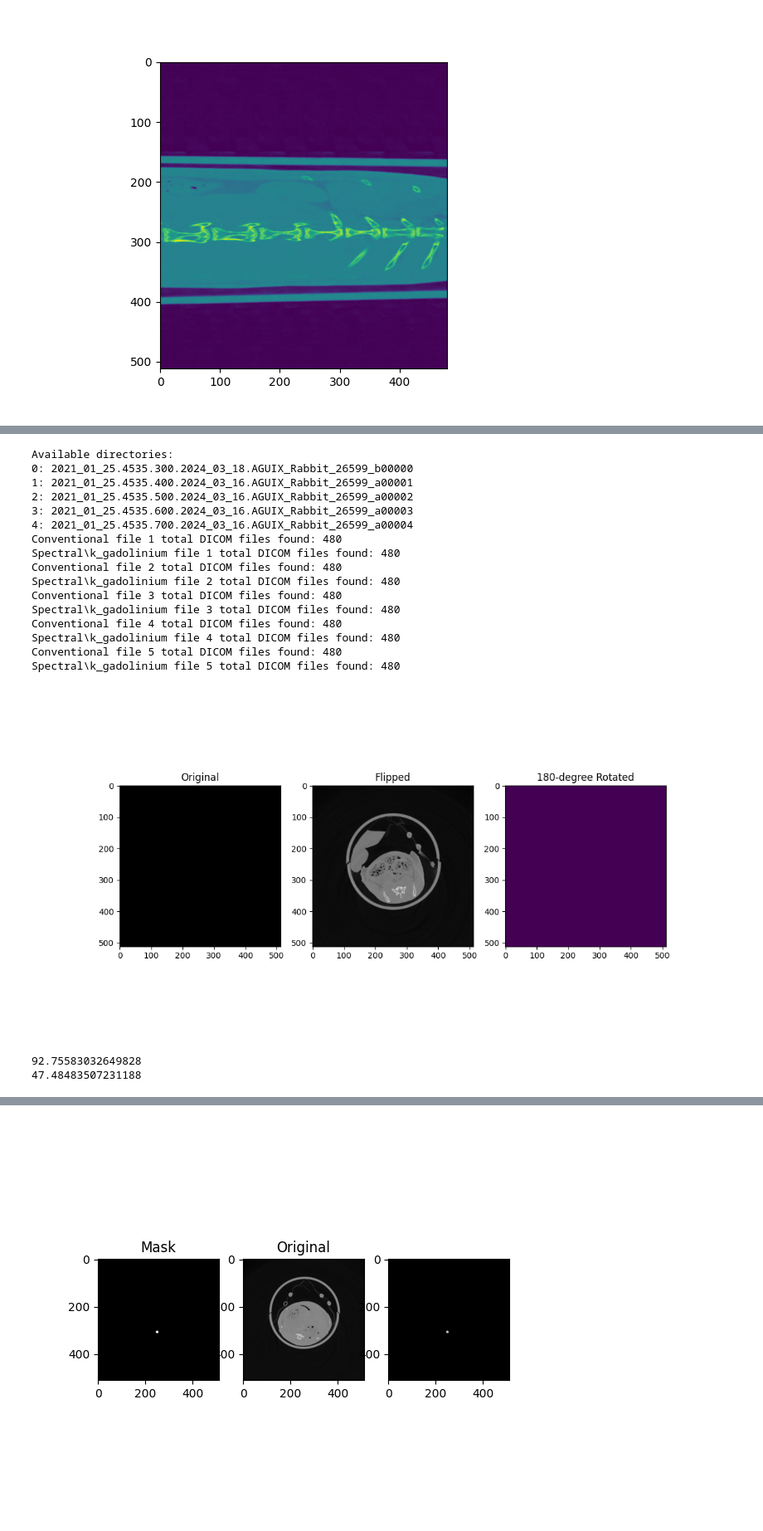
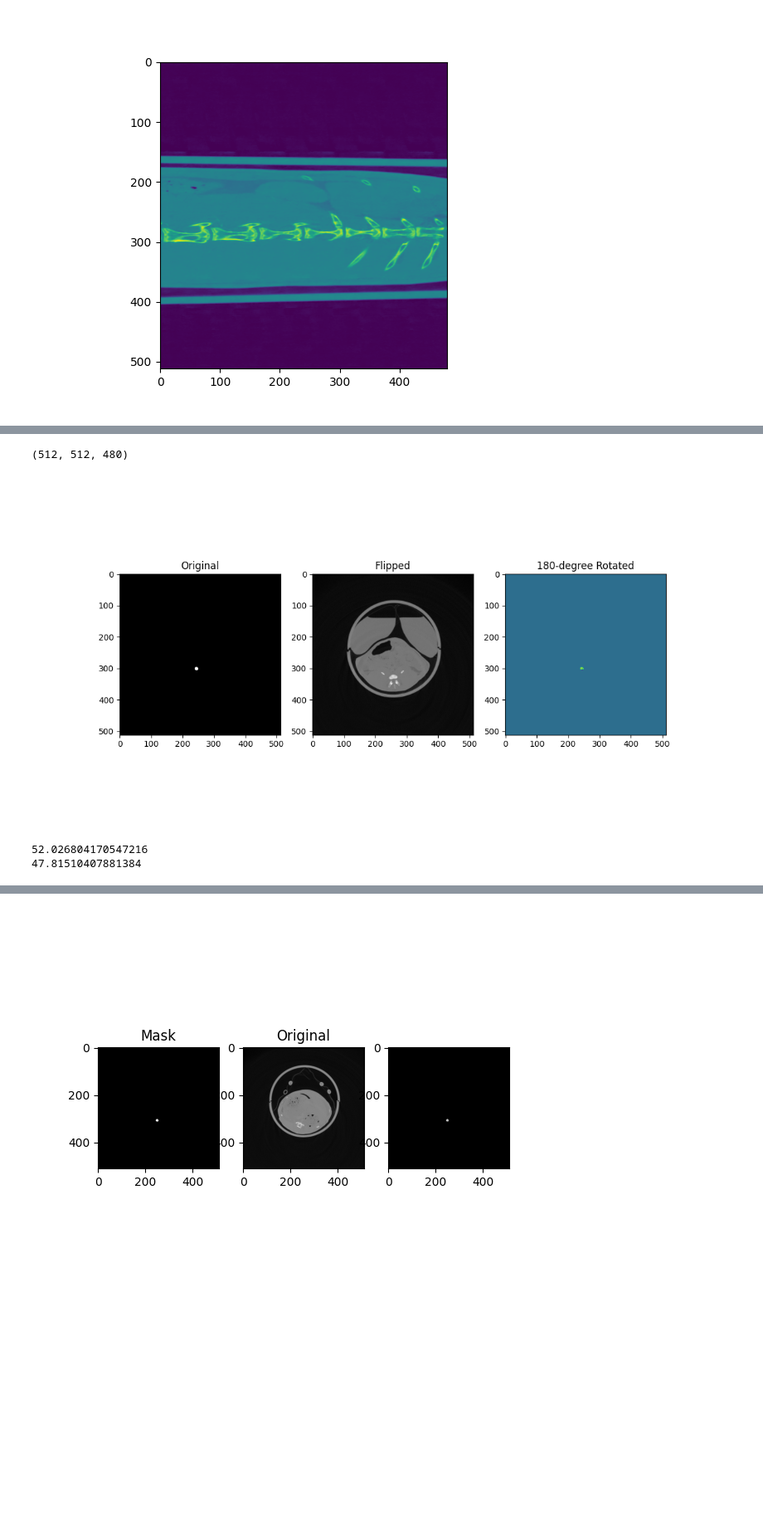
Before and after one commit to dandycodingpipe/pyKOLOR, a Jupyter notebook: notebook.ipynb, the cells around one changed output, grey strips where cells are left out. Shown at 83% size. Drawn from its saved outputs; the diff is of its cells as text; code cells hidden in the pictures; blank space fills up the shorter version.

```diff
--- a/notebook.ipynb
+++ b/notebook.ipynb
@@ -2,11 +2,11 @@
 from SPCCT_4D import Sample, Timepoint, Viewer, vesselDiameter
 
 # Calling the bunny army
-s1 = Sample("1")
-s2 = Sample("2")
-s3 = Sample("3")
+#s1 = Sample("1")
+#s2 = Sample("2")
+#s3 = Sample("3")
 #s4 = Sample("4")
-#s5 = Sample("5")
+s5 = Sample("5")
 #s6 = Sample("6")
 
 #s7 = Sample("7")
@@ -15,9 +15,9 @@ s3 = Sample("3")
 #s10 = Sample("10")
 
 # Dotarem data (HU)
-d1 = Sample("dotarem1")
-d2 = Sample("dotarem2")
-d3 = Sample("dotarem3")
+#d1 = Sample("dotarem1")
+#d2 = Sample("dotarem2")
+#d3 = Sample("dotarem3")
 #d4 = Sample("dotarem4")
 #d5 = Sample("dotarem5")
 #d6 = Sample("dotarem6")
@@ -128,66 +131,40 @@ makeItEasy(timepoint, slices, sample, mask)
 # %%
 import numpy as np
 import matplotlib.pyplot as plt
 import nrrd
 
 # Load your data
-s3 = Sample("3")
-readdata, header = nrrd.read("D:/3d_masks/ivc_s3.seg.nrrd")
-samp = s3
+readdata, header = nrrd.read("D:/3d_masks/ivc_s2_t1.seg.nrrd")
+sampview = s2
 # Flip both the x and y axes to mimic a 180-degree rotation about the z-axis
 flipped_data = np.swapaxes(readdata, 0, 1)
+print(flipped_data.shape)
 
 # Plot to compare
 plt.figure(figsize=(12, 6))
-n = 50
+n = 209
 plt.subplot(1, 3, 1)
 plt.imshow(flipped_data[:, :, n], cmap='gray')  # Change slice index as necessary
 plt.title("Original")
 
 plt.subplot(1, 3, 2)
-plt.imshow(samp.acquisition[2].conventional[:, :, n], cmap='gray')
+plt.imshow(sampview.acquisition[2].conventional[:, :, n], cmap='gray')
 plt.title("Flipped")
 
 indices = np.where(flipped_data == 1)
 #indices = indices[240:]
 
 plt.subplot(1, 3, 3)
-plt.imshow(flipped_data[:,:,n]*samp.acquisition[2].conventional[:, :, n])
+plt.imshow(flipped_data[:,:,n]*sampview.acquisition[0].conventional[:, :, n])
 plt.title("180-degree Rotated")
 
 plt.show()
 
-def makeItEasy(timepoint, slices, sample, mask):
-    readdata, header = nrrd.read(mask)
-    flipped_data = np.swapaxes(readdata, 0, 1)
 
-    sample.acquisition[timepoint].conventional = sample.acquisition[timepoint].conventional[:,:,0:slices]
-    flipped_data = flipped_data[:,:,0:slices]
-
-    print(np.mean(samp.acquisition[timepoint].conventional[indices]))
-    print(np.std(samp.acquisition[timepoint].conventional[indices]))
-
-
-
-print(np.mean(samp.acquisition[3].conventional[indices]))
-print(np.std(samp.acquisition[3].conventional[indices]))
+print(np.mean(sampview.acquisition[3].conventional[indices]))
+print(np.std(sampview.acquisition[3].conventional[indices]))
 # %% [output]
-Available directories:
-0: 2021_01_25.4535.300.2024_03_18.AGUIX_Rabbit_26599_b00000
-1: 2021_01_25.4535.400.2024_03_16.AGUIX_Rabbit_26599_a00001
-2: 2021_01_25.4535.500.2024_03_16.AGUIX_Rabbit_26599_a00002
-3: 2021_01_25.4535.600.2024_03_16.AGUIX_Rabbit_26599_a00003
-4: 2021_01_25.4535.700.2024_03_16.AGUIX_Rabbit_26599_a00004
-Conventional file 1 total DICOM files found: 480
-Spectral\k_gadolinium file 1 total DICOM files found: 480
-Conventional file 2 total DICOM files found: 480
-Spectral\k_gadolinium file 2 total DICOM files found: 480
-Conventional file 3 total DICOM files found: 480
-Spectral\k_gadolinium file 3 total DICOM files found: 480
-Conventional file 4 total DICOM files found: 480
-Spectral\k_gadolinium file 4 total DICOM files found: 480
-Conventional file 5 total DICOM files found: 480
-Spectral\k_gadolinium file 5 total DICOM files found: 480
+(512, 512, 480)
-[figure, old version]
+[figure, new version]
-92.75583032649828
-47.48483507231188
+52.026804170547216
+47.81510407881384
```
Also changed, not shown: parts of 4 cells of this notebook, 6 other files.
